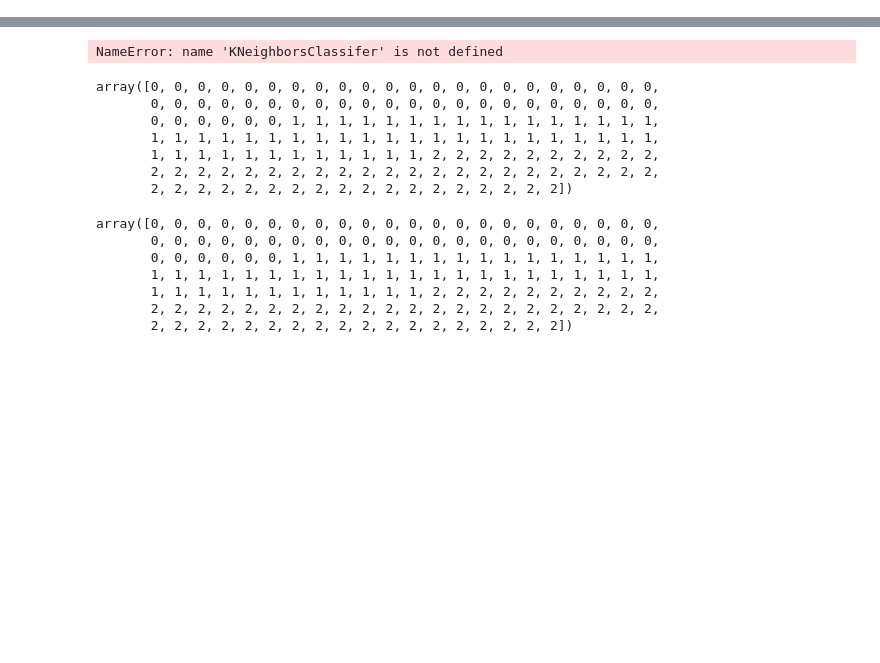
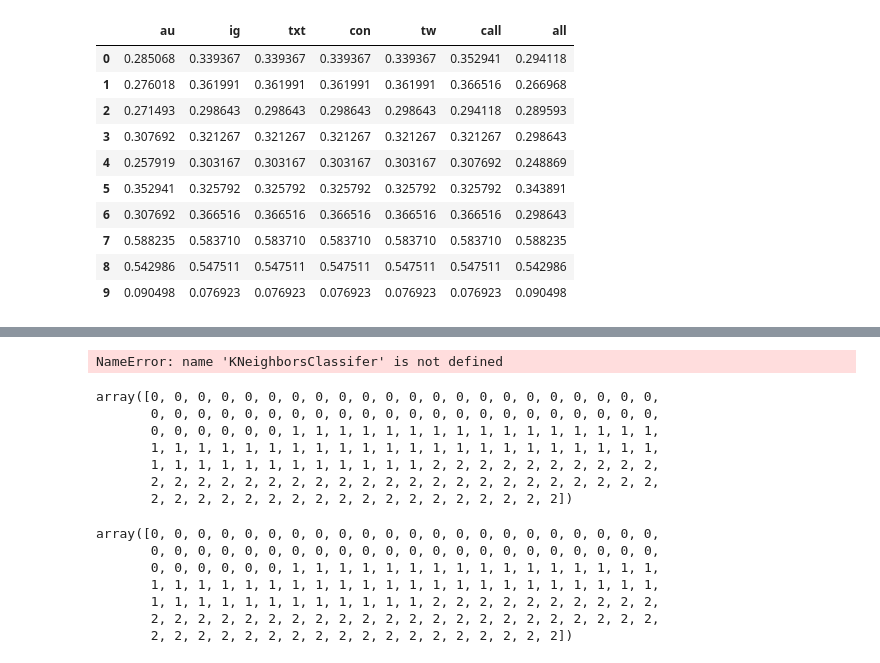
Before and after one commit to tomatopuree/predicting_depression, a Jupyter notebook: MLIntP3.ipynb, the cells around one changed output, grey strips where cells are left out. Saved outputs shown, nothing was run; the diff lists cells and outputs as text; code cells hidden in the pictures; blank space fills up the shorter version.

```diff
--- a/MLIntP3.ipynb
+++ b/MLIntP3.ipynb
@@ -1159,0 +1284,31 @@ print(grid.grid_scores_[0].mean_validation_score)
+# %%
+# LOG REG
+
+from sklearn.grid_search import GridSearchCV
+from sklearn.linear_model import LogisticRegression
+
+results2 = np.zeros((10,7))
+
+def HyperTunerNB(trainX,trainy):
+
+    ftypes = ["au","ig","txt","con","tw","call","all"] # and "all"
+    phqscores = [1,2,3,4,5,6,7,8,9,10] # just for readability; 10 is sum
+    for i in range(0,len(ftypes)):
+        for j in range(0,len(phqscores)):
+
+            X = Xer(trainX, ftypes[i])
+            y = Yer(trainy, phqscores[j]).reshape(221,)
+
+            c_range = [0.001,0.01,0.1,0.2,0.3,0.5,0.7,1,2,3,4,5,10,50,100,500,1000,10000]
+            parameters = {'C':c_range}
+
+            logistic = LogisticRegression(multi_class='multinomial', solver='newton-cg')
+
+
+            grid = GridSearchCV(logistic, parameters, cv=2, scoring='accuracy')
+            grid.fit(X, y)
+
+            results2[j][i] = grid.grid_scores_[0].mean_validation_score
+
+
+HyperTunerNB(train_data, train_label)
@@ -1159,0 +1340,15 @@ print(grid.grid_scores_[0].mean_validation_score)
+# %%
+df = pd.DataFrame(results2, columns=["au","ig","txt","con","tw","call","all"])
+df
+# %% [output]
+|  | au | ig | txt | con | tw | call | all |
+| 0 | 0.285068 | 0.339367 | 0.339367 | 0.339367 | 0.339367 | 0.352941 | 0.294118 |
+| 1 | 0.276018 | 0.361991 | 0.361991 | 0.361991 | 0.361991 | 0.366516 | 0.266968 |
+| 2 | 0.271493 | 0.298643 | 0.298643 | 0.298643 | 0.298643 | 0.294118 | 0.289593 |
+| 3 | 0.307692 | 0.321267 | 0.321267 | 0.321267 | 0.321267 | 0.321267 | 0.298643 |
+| 4 | 0.257919 | 0.303167 | 0.303167 | 0.303167 | 0.303167 | 0.307692 | 0.248869 |
+| 5 | 0.352941 | 0.325792 | 0.325792 | 0.325792 | 0.325792 | 0.325792 | 0.343891 |
+| 6 | 0.307692 | 0.366516 | 0.366516 | 0.366516 | 0.366516 | 0.366516 | 0.298643 |
+| 7 | 0.588235 | 0.583710 | 0.583710 | 0.583710 | 0.583710 | 0.583710 | 0.588235 |
+| 8 | 0.542986 | 0.547511 | 0.547511 | 0.547511 | 0.547511 | 0.547511 | 0.542986 |
+| 9 | 0.090498 | 0.076923 | 0.076923 | 0.076923 | 0.076923 | 0.076923 | 0.090498 |
```
Also changed, not shown: parts of 44 cells of this notebook, 1 other file.
